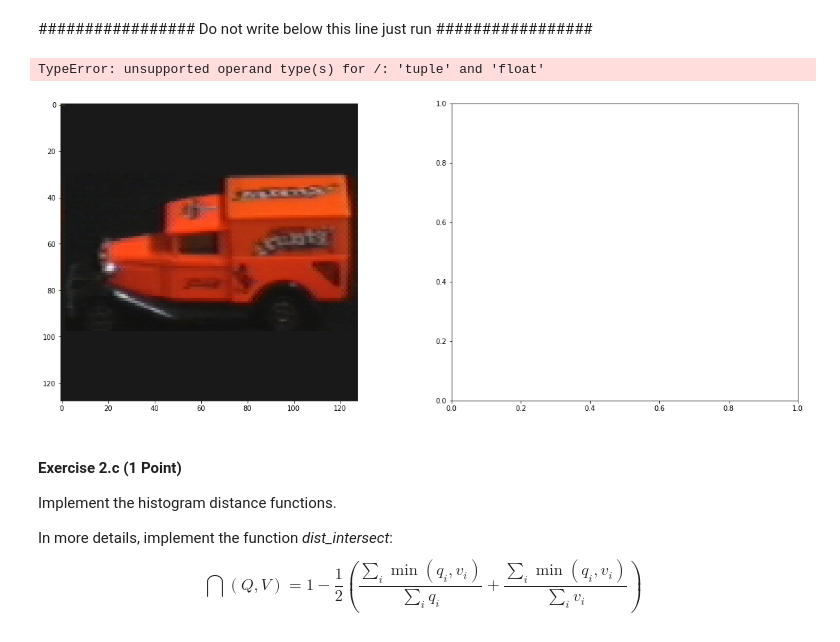
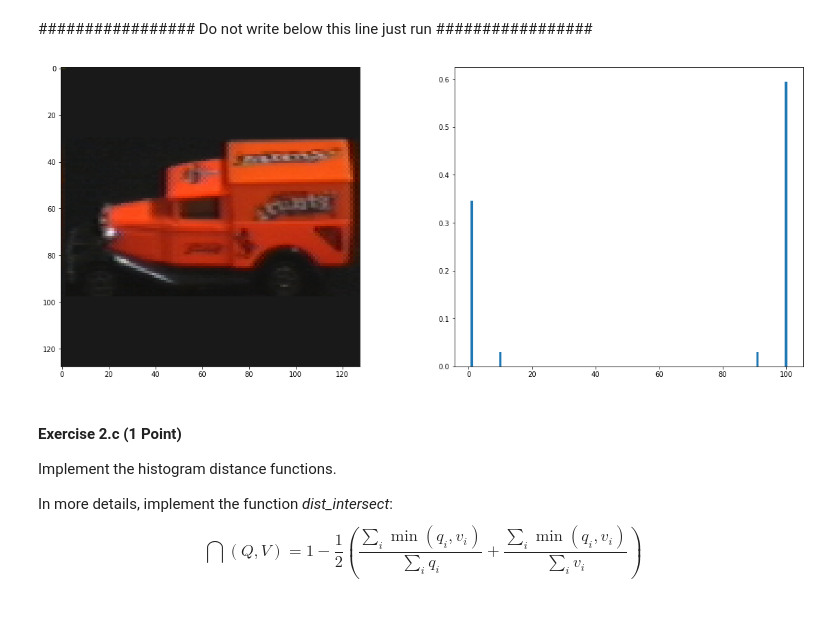
Before and after one commit to S4b3/FDS-HW1, a Jupyter notebook: FDS_Assignment1.ipynb, the cells around one changed output. Drawn from its saved outputs; the diff is of its cells as text; code cells hidden in the pictures.

Commit message:
Fixes on gaussderiv

```diff
--- a/FDS_Assignment1.ipynb
+++ b/FDS_Assignment1.ipynb
@@ -587,38 +634,51 @@ def gaussderiv(img, sigma):
 # %%
 def dxdy_hist(img_gray, num_bins = 5, show_verbose = False):
-  '''
-  Compute the *joint* histogram of Gaussian partial derivatives of the image in x and y direction
-  Set sigma to 3.0 and cap the range of derivative values is in the range [-6, 6]
-  The histogram should be normalized so that sum of all values equals 1
+    '''
+    Compute the *joint* histogram of Gaussian partial derivatives of the image in x and y direction
+    Set sigma to 3.0 and cap the range of derivative values is in the range [-6, 6]
+    The histogram should be normalized so that sum of all values equals 1
 
-  img_gray - input gray value image
-  num_bins - number of bins used to discretize each dimension, total number of bins in the histogram should be num_bins^2
+    img_gray - input gray value image
+    num_bins - number of bins used to discretize each dimension, total number of bins in the histogram should be num_bins^2
 
-  Note: you can use the function gaussderiv from the Filtering exercise
-  '''
+    Note: you can use the function gaussderiv from the Filtering exercise
+    '''
 
-  #####################################################
-  ##                 YOUR CODE HERE                  ##
-  #####################################################
+    dx,dy = gaussderiv(img_gray, 3)
 
-  return hists  '''
+    # 1. definire matrice bidimensionale dx dy
+
+    #dx = np.clip(dx, -6, 6).flatten()
+    #dy = np.clip(dy, -6, 6).flatten()
+
+    matrix = np.vstack([dx,dy])
+
+    hist = np.zeros((num_bins, num_bins), dtype=int)
+    bins_width = 256 / num_bins
+
+    for i,j in matrix.reshape(-1, 2) :
+        hist[math.floor(i/bins_width),math.floor(j/bins_width)] +=1
+
+    hist = hist / np.sum(hist, axis=None)
+    return hist.flatten()
 # %% [markdown]
 ################# Do not write below this line just run #################
 # %%
 #Compose and test dxdy histograms (histogram_module.dxdy_hist)
+img_color = np.array(Image.open('model/obj100__0.png'))
+img_gray = rgb2gray(img_color.astype('double'))
 
 plt.figure(5)
 plt.subplot(1,2,1)
 plt.imshow(img_color)
 
 num_bins_dxdy = 10
 plt.subplot(1,2,2)
 hist_dxdy = dxdy_hist(img_gray, num_bins_dxdy)
 plt.bar(np.array(range(1,hist_dxdy.size+1)),hist_dxdy)
 plt.show()
 # %% [output]
-TypeError: unsupported operand type(s) for /: 'tuple' and 'float'
-[figure, old version]
+[figure, new version]
 # %% [markdown]
 #### Exercise 2.c **(1 Point)**
 Implement the histogram distance functions.
```
Also changed, not shown: parts of 6 cells of this notebook.
